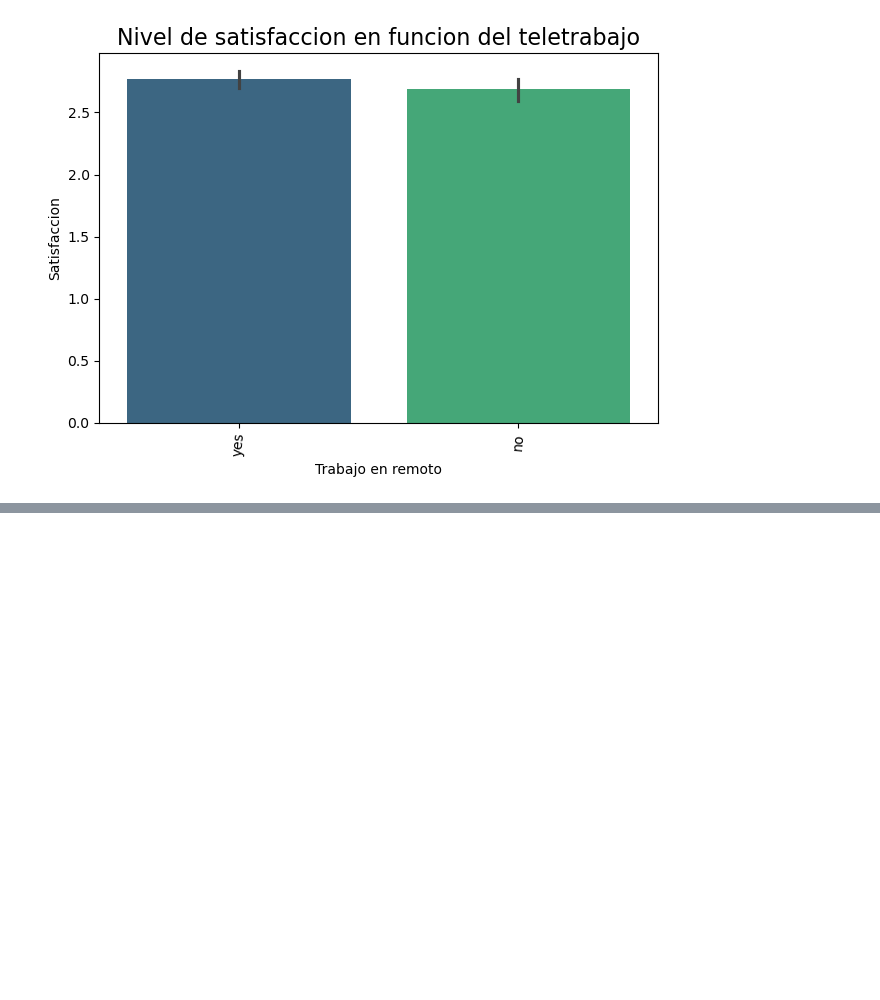
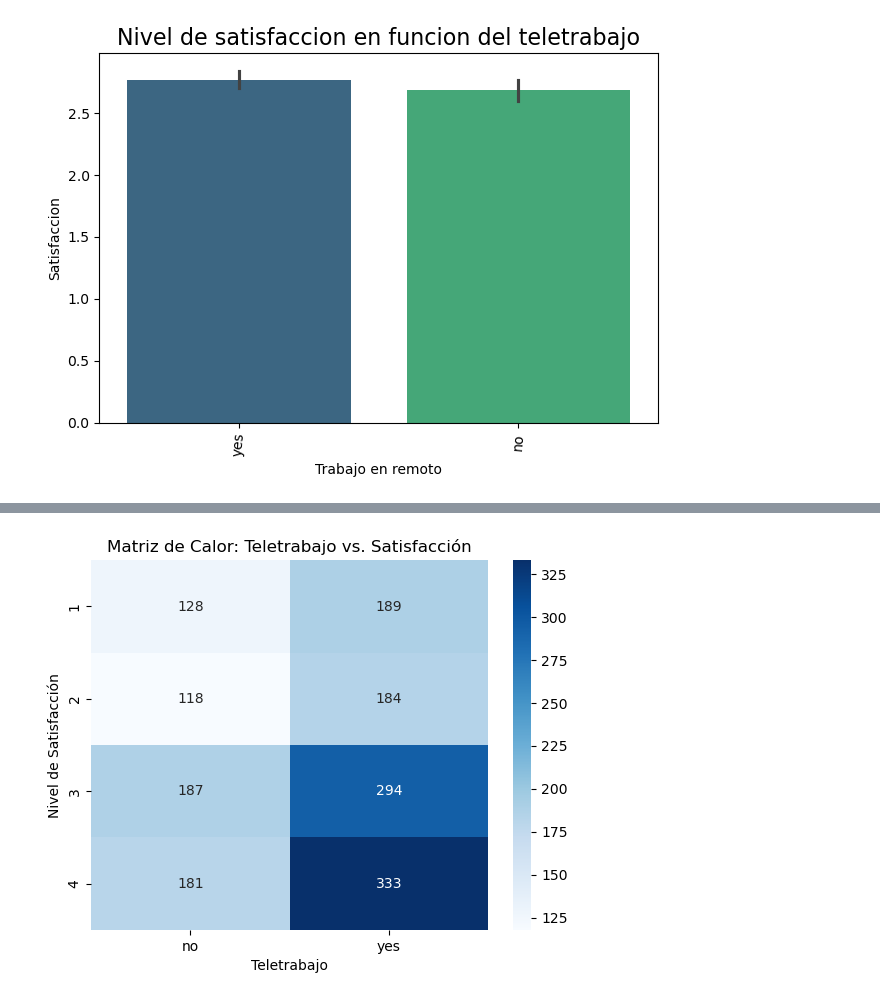
Before and after one commit to Adalab/proyecto-da-promo-c-modulo-3-team-1, a Jupyter notebook: proyecto3_equipo1.ipynb, the cells around one changed output, grey strips where cells are left out. Cells and saved outputs as stored; diff of their text form; code cells hidden in the pictures; blank space fills up the shorter version.

```diff
--- a/proyecto3_equipo1.ipynb
+++ b/proyecto3_equipo1.ipynb
@@ -1546,0 +1539,10 @@ ValueError: could not convert string to float: 'female'
+# %%
+sns.heatmap(contingencia, annot=True, cmap='Blues', fmt='d')
+
+plt.title('Matriz de Calor: Teletrabajo vs. Satisfacción')
+plt.xlabel('Teletrabajo')
+plt.ylabel('Nivel de Satisfacción')
+
+plt.show()
+# %% [output]
+[figure, added]
```
Also changed, not shown: parts of 50 cells of this notebook.
